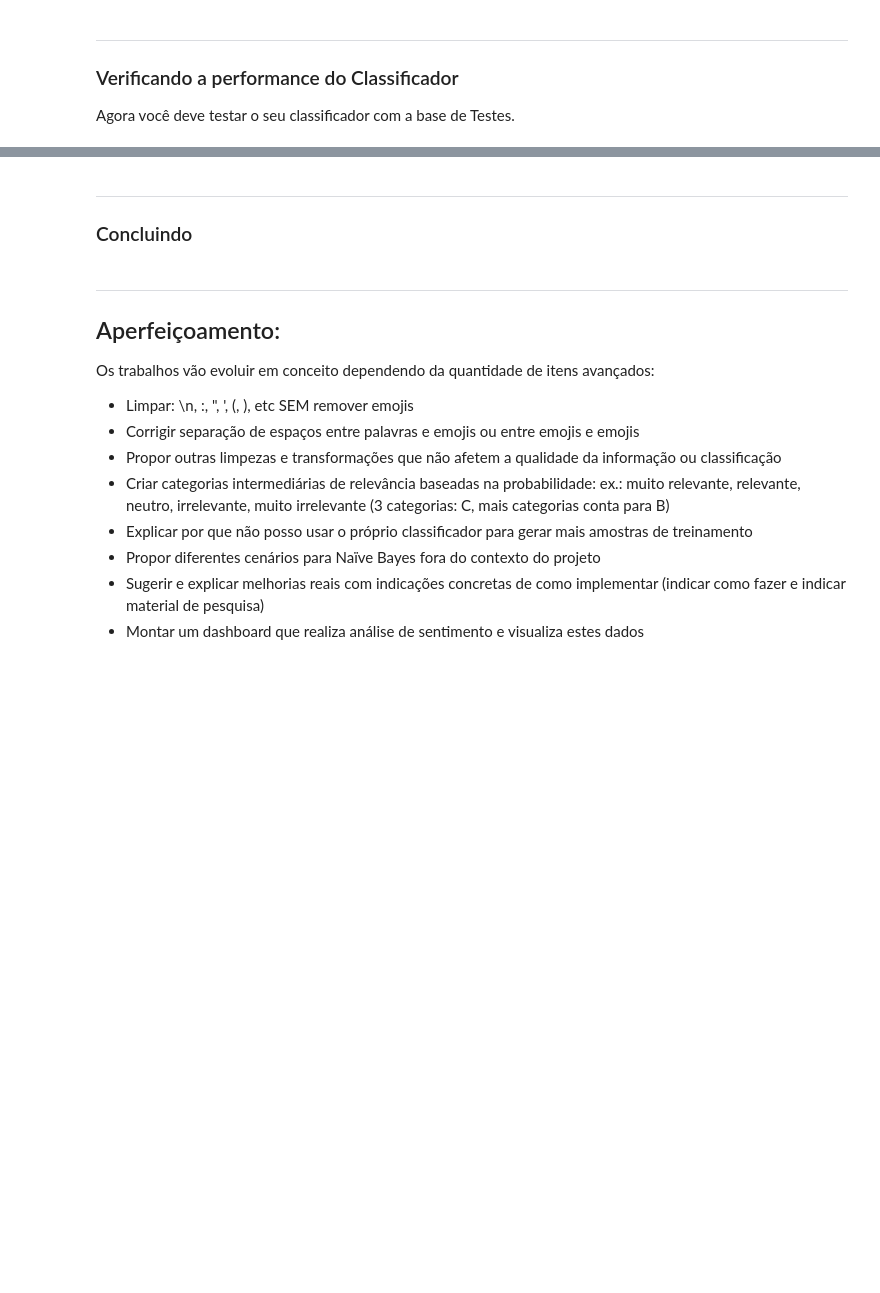
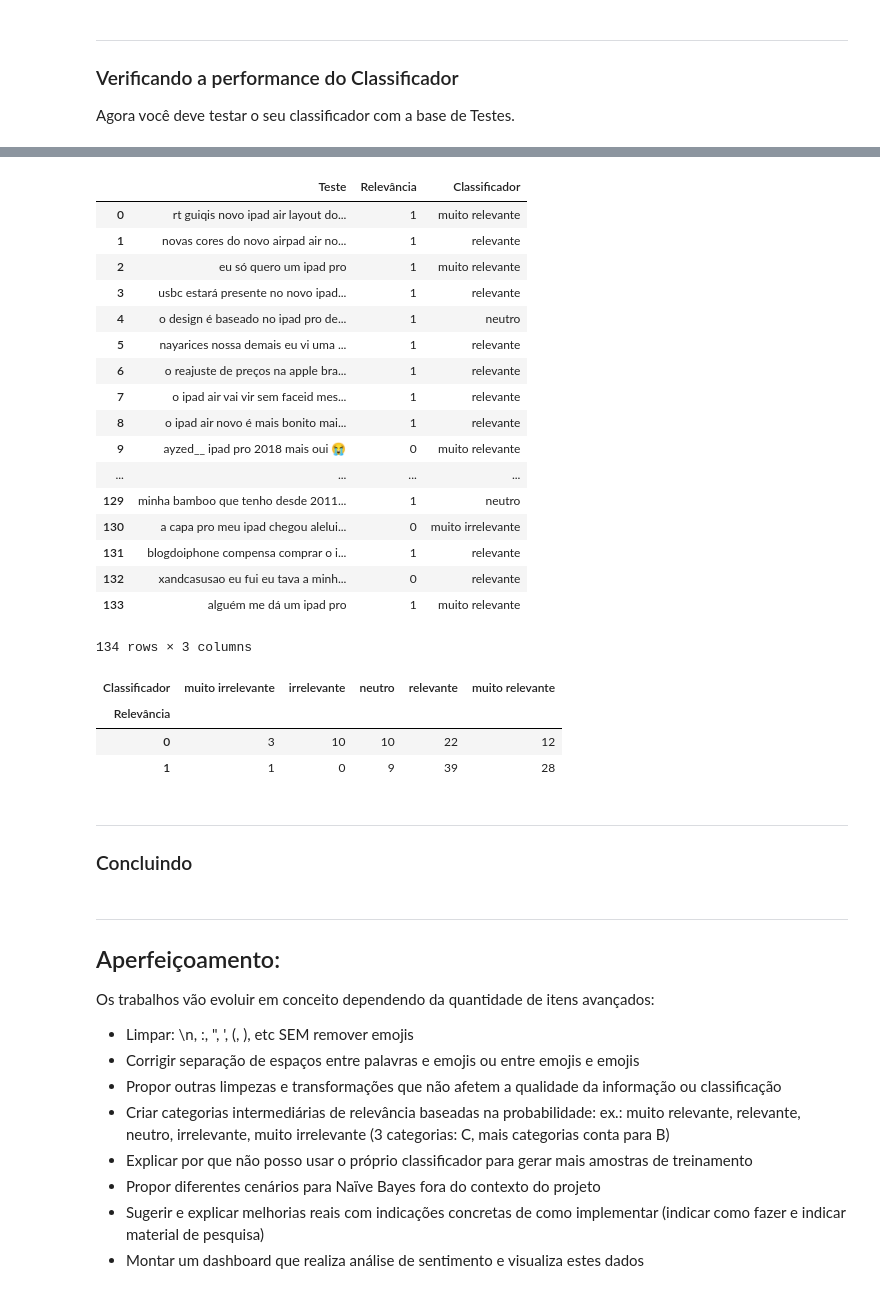
Before and after one commit to fmferraro/Projeto_1_CDados, a Jupyter notebook: Projeto1_Classificador_layout.ipynb, the cells around one changed output, grey strips where cells are left out. Drawn from its saved outputs; the diff is of its cells as text; code cells hidden in the pictures; blank space fills up the shorter version.

Commit message:
teste do classificador

```diff
--- a/Projeto1_Classificador_layout.ipynb
+++ b/Projeto1_Classificador_layout.ipynb
@@ -249,7 +249,7 @@ def classificador(tweet):
             P_tweet_dado_relevante *= bonus/total_relevantes
 
         if palavra in freq_rel_tweets_irrelevantes:
-            P_tweet_dado_irrrelevante *= freq_rel_tweets_irrelevantes[palavra]
+            P_tweet_dado_irrelevante *= freq_rel_tweets_irrelevantes[palavra]
         else:
             P_tweet_dado_irrelevante *= bonus/total_irrelevantes
 
@@ -259,12 +259,31 @@ def classificador(tweet):
     P_relevante_dado_tweet = P_tweet_dado_relevante * P_relevante
     P_irrelevante_dado_tweet = P_tweet_dado_irrelevante * P_irrelevante
 
+
+
     if P_relevante_dado_tweet > P_irrelevante_dado_tweet:
-        return 1
+        diferenca = (P_relevante_dado_tweet-P_irrelevante_dado_tweet)
+        if diferenca > 10e-80:
+            return 5
+        elif diferenca <10e-200:
+            return 3
+        else:
+            return 4
     else:
-        return 2
+        diferenca = (P_irrelevante_dado_tweet-P_relevante_dado_tweet)
+        if diferenca > 10e-80:
+            return 1
+        elif diferenca <10e-200:
+            return 3
+        else:
+            return 2
 # %% [markdown]
 ___
 ### Verificando a performance do Classificador
 
 Agora você deve testar o seu classificador com a base de Testes.
+# %%
+#limpando os tweets
+test.Teste.astype(str)
+test.Teste = test.Teste.apply(cleanup)
+test
@@ -270,0 +309,7 @@ Agora você deve testar o seu classificador com a base de Testes.
+# %%
+lista_classificador = []
+for tweet in test.Teste:
+    lista_classificador.append(classificador(tweet))
+
+series_classificador = pd.Series(lista_classificador)
+series_classificador
@@ -271,3 +334,35 @@ Agora você deve testar o seu classificador com a base de Testes.
+# %%
+test['Classificador'] = series_classificador
+test['Classificador'] = test['Classificador'].astype('category')
+test['Classificador'].cat.categories = ['muito irrelevante','irrelevante','neutro','relevante','muito relevante']
+test
+# %% [output]
+|  | Teste | Relevância | Classificador |
+| 0 | rt guiqis novo ipad air layout do... | 1 | muito relevante |
+| 1 | novas cores do novo airpad air no... | 1 | relevante |
+| 2 | eu só quero um ipad pro | 1 | muito relevante |
+| 3 | usbc estará presente no novo ipad... | 1 | relevante |
+| 4 | o design é baseado no ipad pro de... | 1 | neutro |
+| 5 | nayarices nossa demais eu vi uma ... | 1 | relevante |
+| 6 | o reajuste de preços na apple bra... | 1 | relevante |
+| 7 | o ipad air vai vir sem faceid mes... | 1 | relevante |
+| 8 | o ipad air novo é mais bonito mai... | 1 | relevante |
+| 9 | ayzed__ ipad pro 2018 mais oui 😭 | 0 | muito relevante |
+| ... | ... | ... | ... |
+| 129 | minha bamboo que tenho desde 2011... | 1 | neutro |
+| 130 | a capa pro meu ipad chegou alelui... | 0 | muito irrelevante |
+| 131 | blogdoiphone compensa comprar o i... | 1 | relevante |
+| 132 | xandcasusao eu fui eu tava a minh... | 0 | relevante |
+| 133 | alguém me dá um ipad pro | 1 | muito relevante |
+134 rows × 3 columns
+# %%
+comparacao = pd.crosstab(test.Relevância, test.Classificador)
+comparacao
+# %% [output]
+| Classificador | muito irrelevante | irrelevante | neutro | relevante | muito relevante |
+| Relevância |  |  |  |  |  |
+| 0 | 3 | 10 | 10 | 22 | 12 |
+| 1 | 1 | 0 | 9 | 39 | 28 |
 # %% [markdown]
 ___
 ### Concluindo
```
Also changed, not shown: parts of 7 cells of this notebook, 1 other file.
